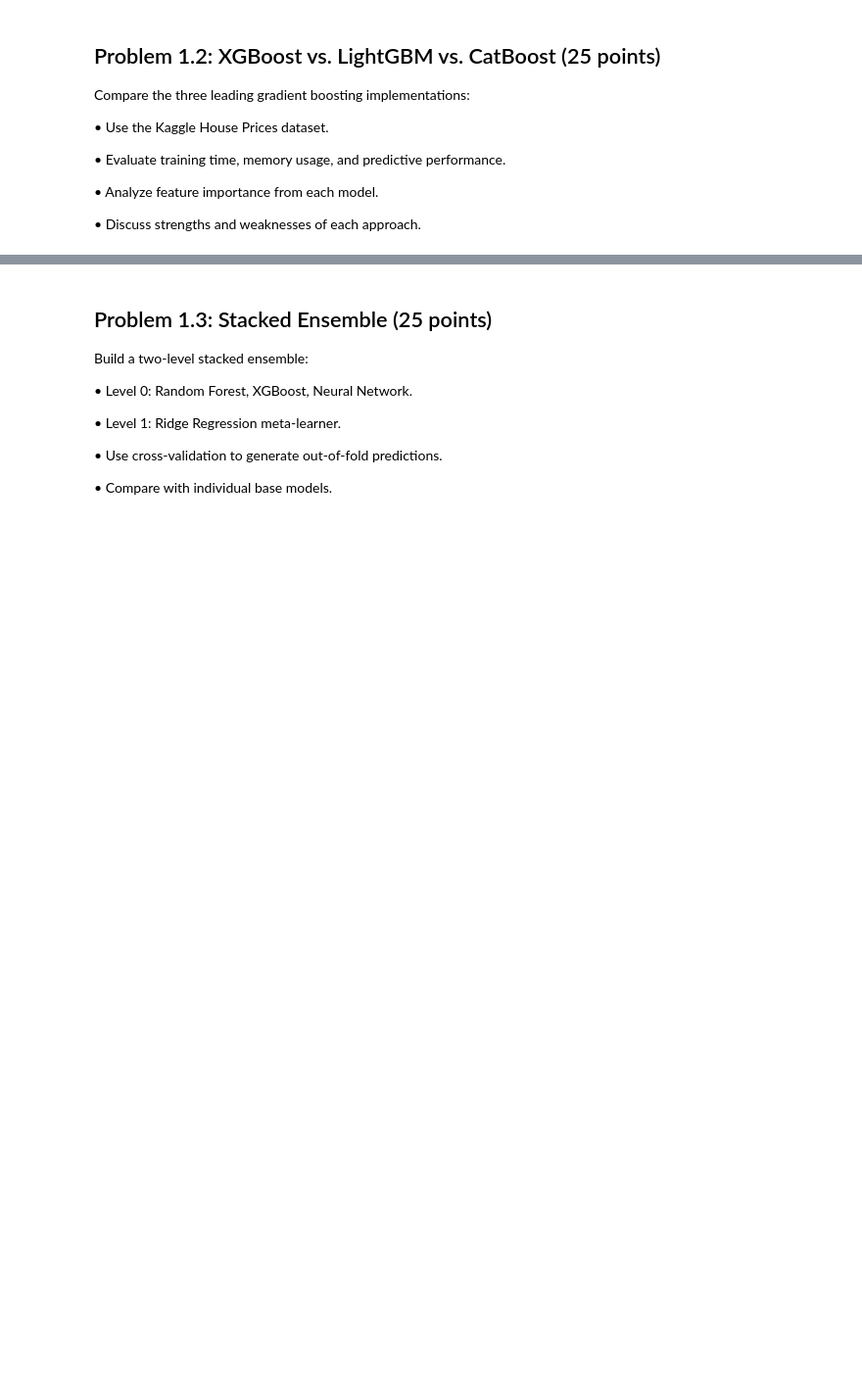
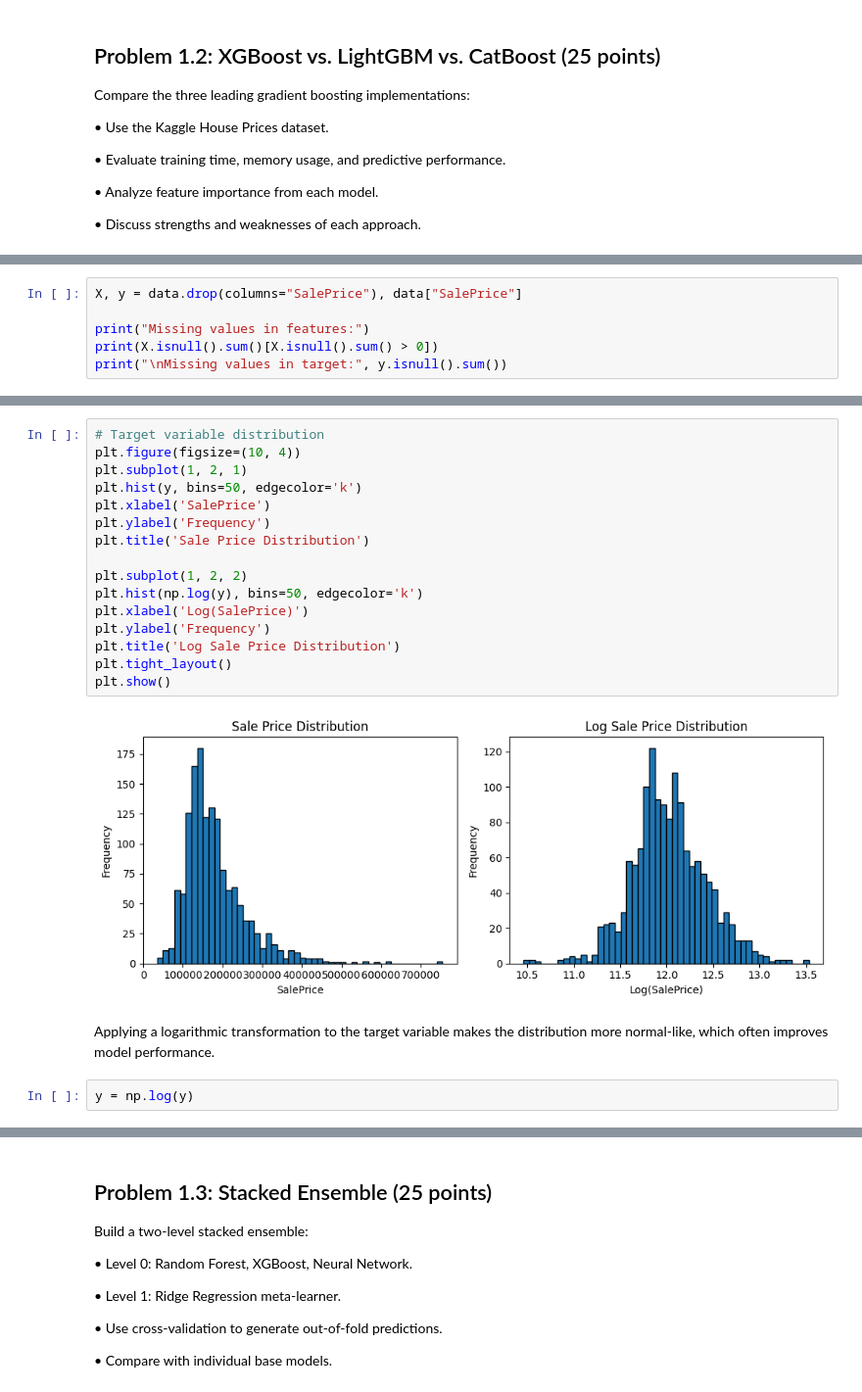
Before and after one commit to tomaszsrebniak/ML_for_data_analytics, a Jupyter notebook: Assignment1/List1.ipynb, the cells around one changed output, grey strips where cells are left out. Shown at 98% size. Drawn from its saved outputs; the diff is of its cells as text; blank space fills up the shorter version.

```diff
--- a/Assignment1/List1.ipynb
+++ b/Assignment1/List1.ipynb
@@ -289,0 +388,6 @@ print(f"Memory used: {memory_used / (1024 * 1024):.2f} MB")
+# %%
+X, y = data.drop(columns="SalePrice"), data["SalePrice"]
+
+print("Missing values in features:")
+print(X.isnull().sum()[X.isnull().sum() > 0])
+print("\nMissing values in target:", y.isnull().sum())
@@ -289,0 +412,22 @@ print(f"Memory used: {memory_used / (1024 * 1024):.2f} MB")
+# %%
+# Target variable distribution
+plt.figure(figsize=(10, 4))
+plt.subplot(1, 2, 1)
+plt.hist(y, bins=50, edgecolor='k')
+plt.xlabel('SalePrice')
+plt.ylabel('Frequency')
+plt.title('Sale Price Distribution')
+
+plt.subplot(1, 2, 2)
+plt.hist(np.log(y), bins=50, edgecolor='k')
+plt.xlabel('Log(SalePrice)')
+plt.ylabel('Frequency')
+plt.title('Log Sale Price Distribution')
+plt.tight_layout()
+plt.show()
+# %% [output]
+[figure, added]
+# %% [markdown]
+Applying a logarithmic transformation to the target variable makes the distribution more normal-like, which often improves model performance.
+# %%
+y = np.log(y)
```
Also changed, not shown: parts of 40 cells of this notebook, 1 other file.
